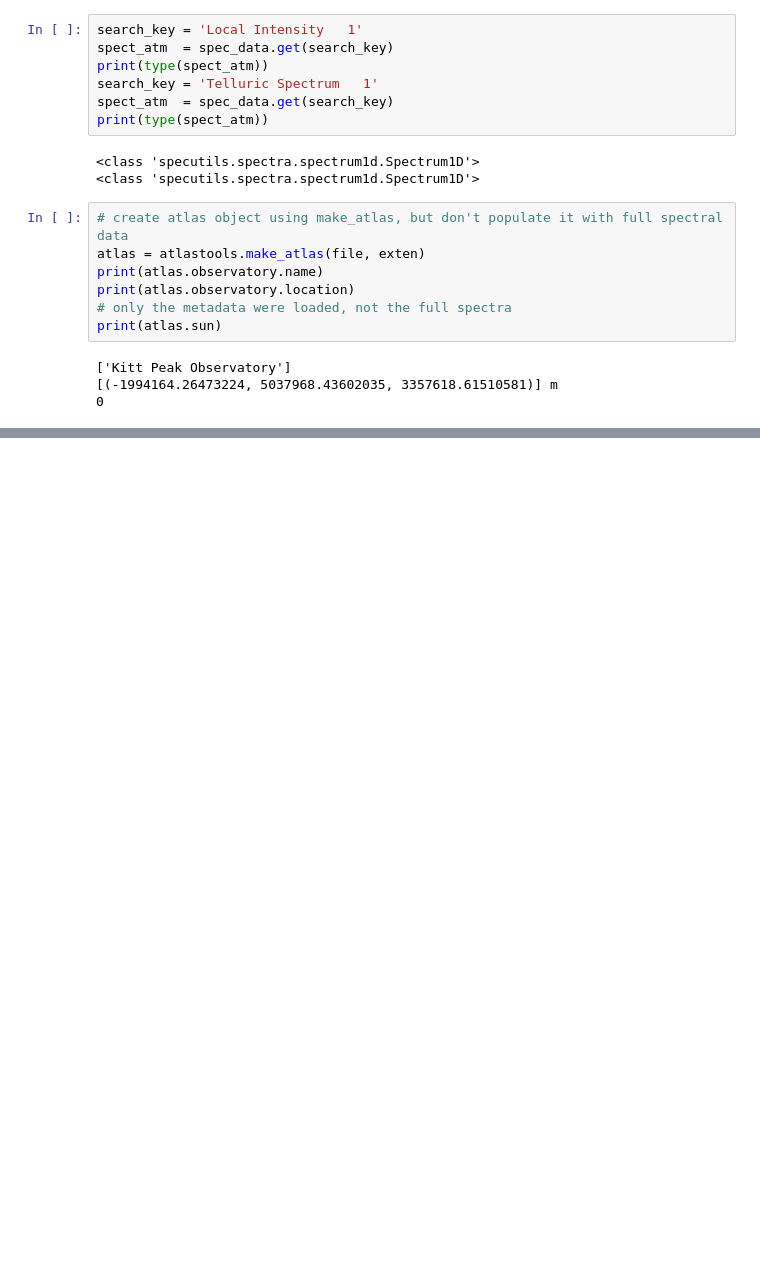
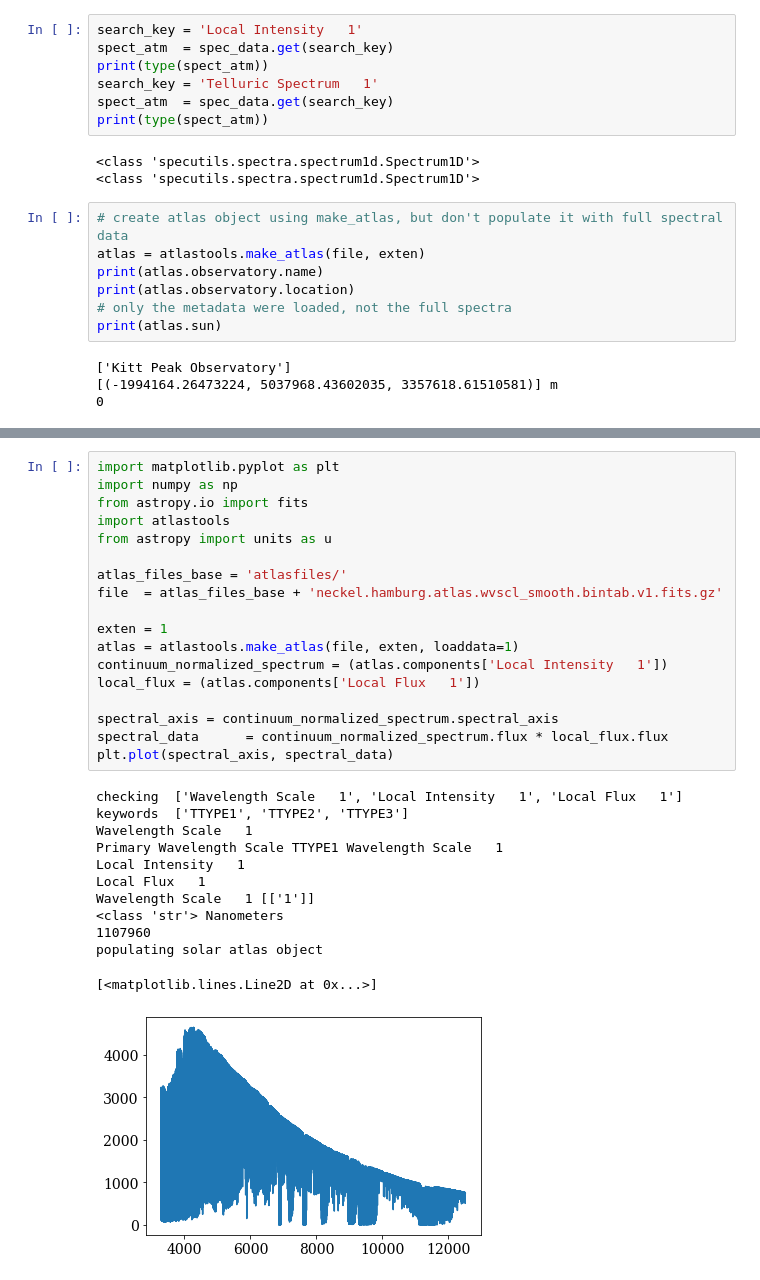
Before and after one commit to kreardon/solaratlas, a Jupyter notebook: module_testing.ipynb, the cells around one changed output, grey strips where cells are left out. Cells and saved outputs as stored; diff of their text form; blank space fills up the shorter version.

```diff
--- a/module_testing.ipynb
+++ b/module_testing.ipynb
@@ -298,0 +345,31 @@ atlastools.atlas_spectrum_plot('Local Intensity   1', atlas,
+# %%
+import matplotlib.pyplot as plt
+import numpy as np
+from astropy.io import fits
+import atlastools
+from astropy import units as u
+
+atlas_files_base = 'atlasfiles/'
+file  = atlas_files_base + 'neckel.hamburg.atlas.wvscl_smooth.bintab.v1.fits.gz'
+
+exten = 1
+atlas = atlastools.make_atlas(file, exten, loaddata=1)
+continuum_normalized_spectrum = (atlas.components['Local Intensity   1'])
+local_flux = (atlas.components['Local Flux   1'])
+
+spectral_axis = continuum_normalized_spectrum.spectral_axis
+spectral_data      = continuum_normalized_spectrum.flux * local_flux.flux
+plt.plot(spectral_axis, spectral_data)
+# %% [output]
+checking  ['Wavelength Scale   1', 'Local Intensity   1', 'Local Flux   1']
+keywords  ['TTYPE1', 'TTYPE2', 'TTYPE3']
+Wavelength Scale   1
+Primary Wavelength Scale TTYPE1 Wavelength Scale   1
+Local Intensity   1
+Local Flux   1
+Wavelength Scale   1 [['1']]
+<class 'str'> Nanometers
+1107960
+populating solar atlas object
+[<matplotlib.lines.Line2D at 0x...>]
+[figure, added]
```
Also changed, not shown: parts of 16 cells of this notebook, 2 other files.
